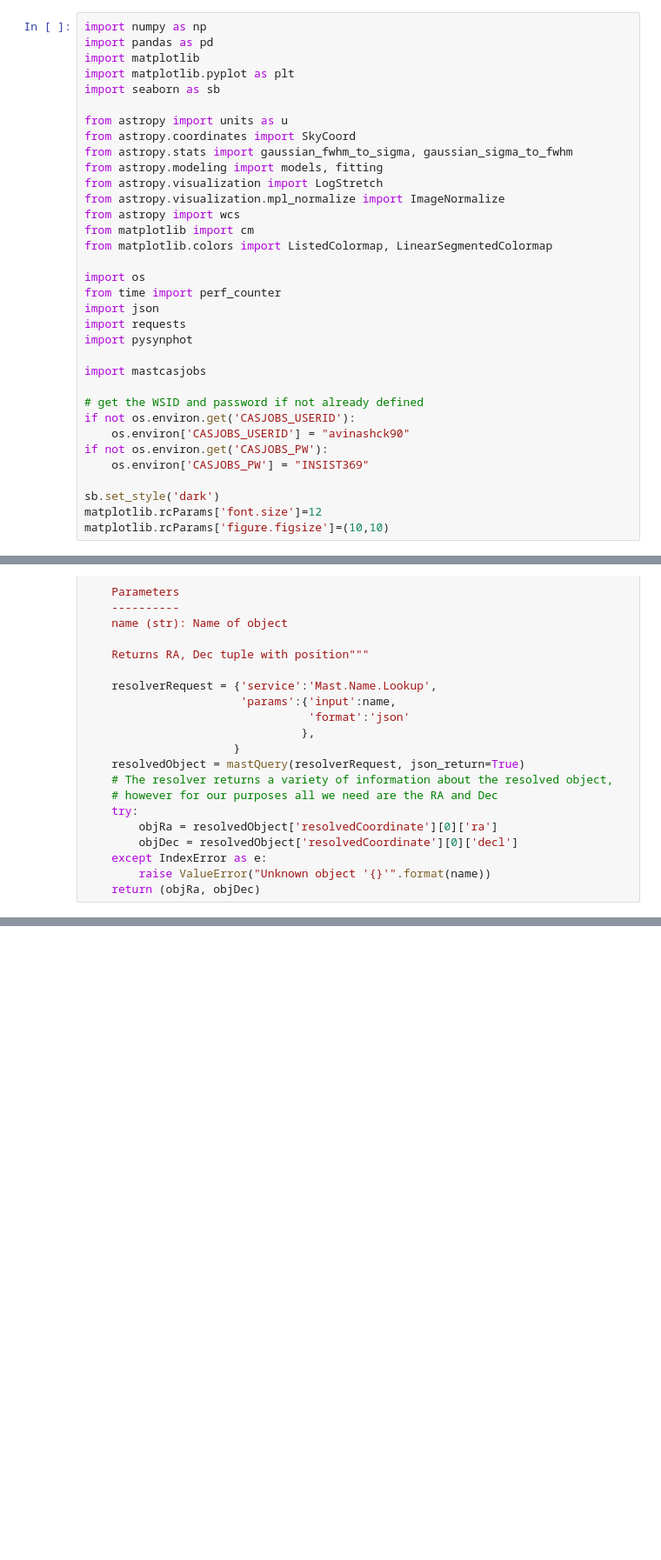
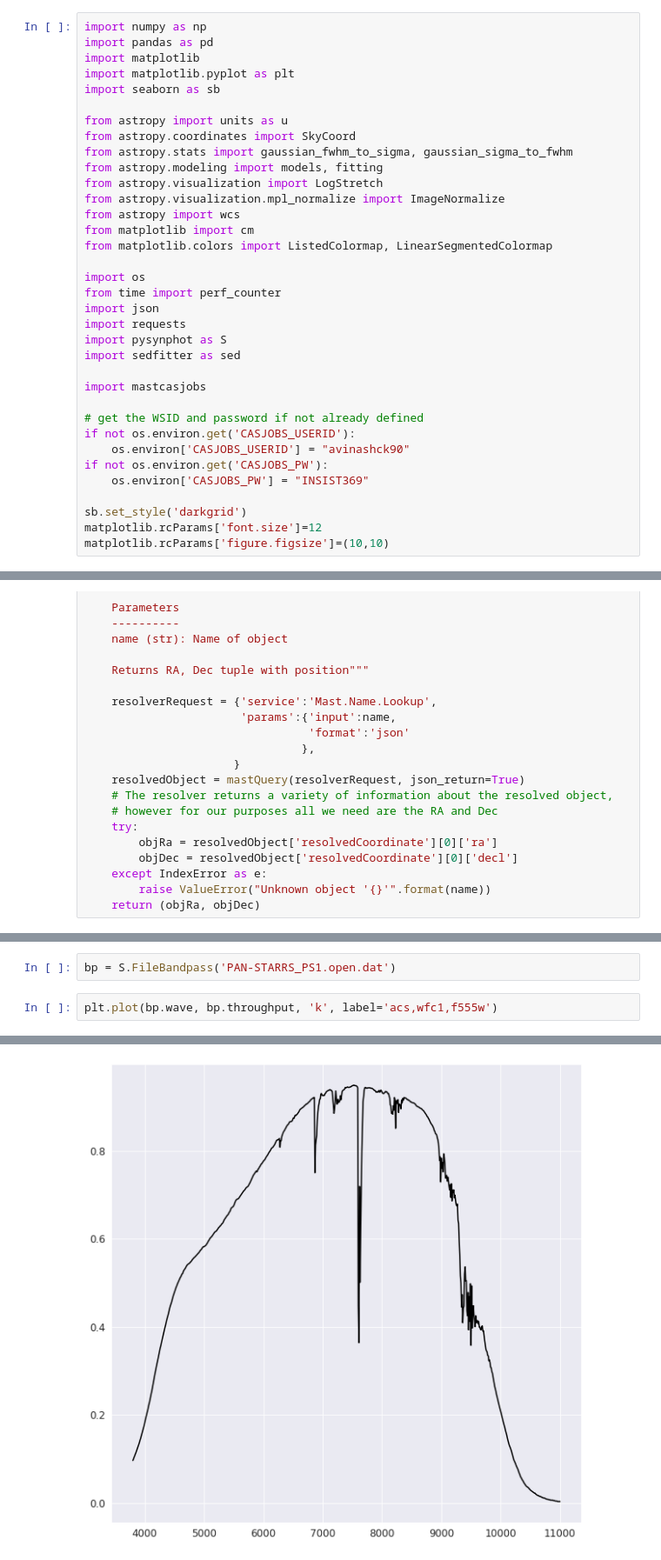
Before and after one commit to Jack3690/INSIST, a Jupyter notebook: UV_Stellar_Catalog.ipynb, the cells around one changed output, grey strips where cells are left out. Shown at 87% size. Cells and saved outputs as stored; diff of their text form; blank space fills up the shorter version.

```diff
--- a/UV_Stellar_Catalog.ipynb
+++ b/UV_Stellar_Catalog.ipynb
@@ -29,7 +38,8 @@ import os
 from time import perf_counter
 import json
 import requests
-import pysynphot
+import pysynphot as S
+import sedfitter as sed
 
 import mastcasjobs
 
@@ -39,6 +49,6 @@ if not os.environ.get('CASJOBS_USERID'):
 if not os.environ.get('CASJOBS_PW'):
     os.environ['CASJOBS_PW'] = "INSIST369"
 
-sb.set_style('dark')
+sb.set_style('darkgrid')
 matplotlib.rcParams['font.size']=12
 matplotlib.rcParams['figure.figsize']=(10,10)
@@ -174,0 +226,5 @@ obj.df
+# %%
+bp = S.FileBandpass('PAN-STARRS_PS1.open.dat')
+# %%
+plt.plot(bp.wave, bp.throughput, 'k', label='acs,wfc1,f555w')
+# %% [output]
@@ -174,0 +232 @@ obj.df
+[figure, added]
```
Also changed, not shown: parts of 13 cells of this notebook.
